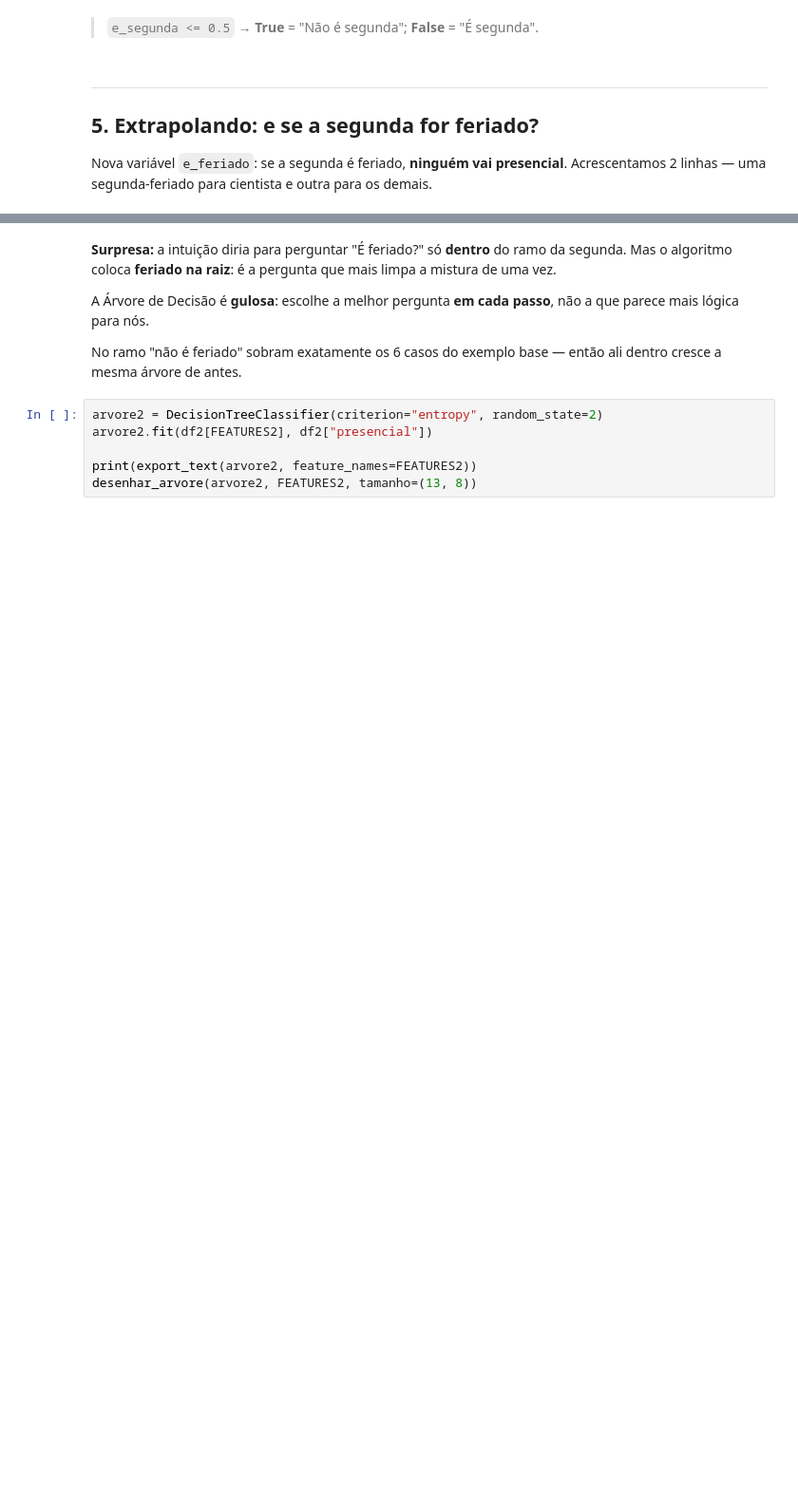
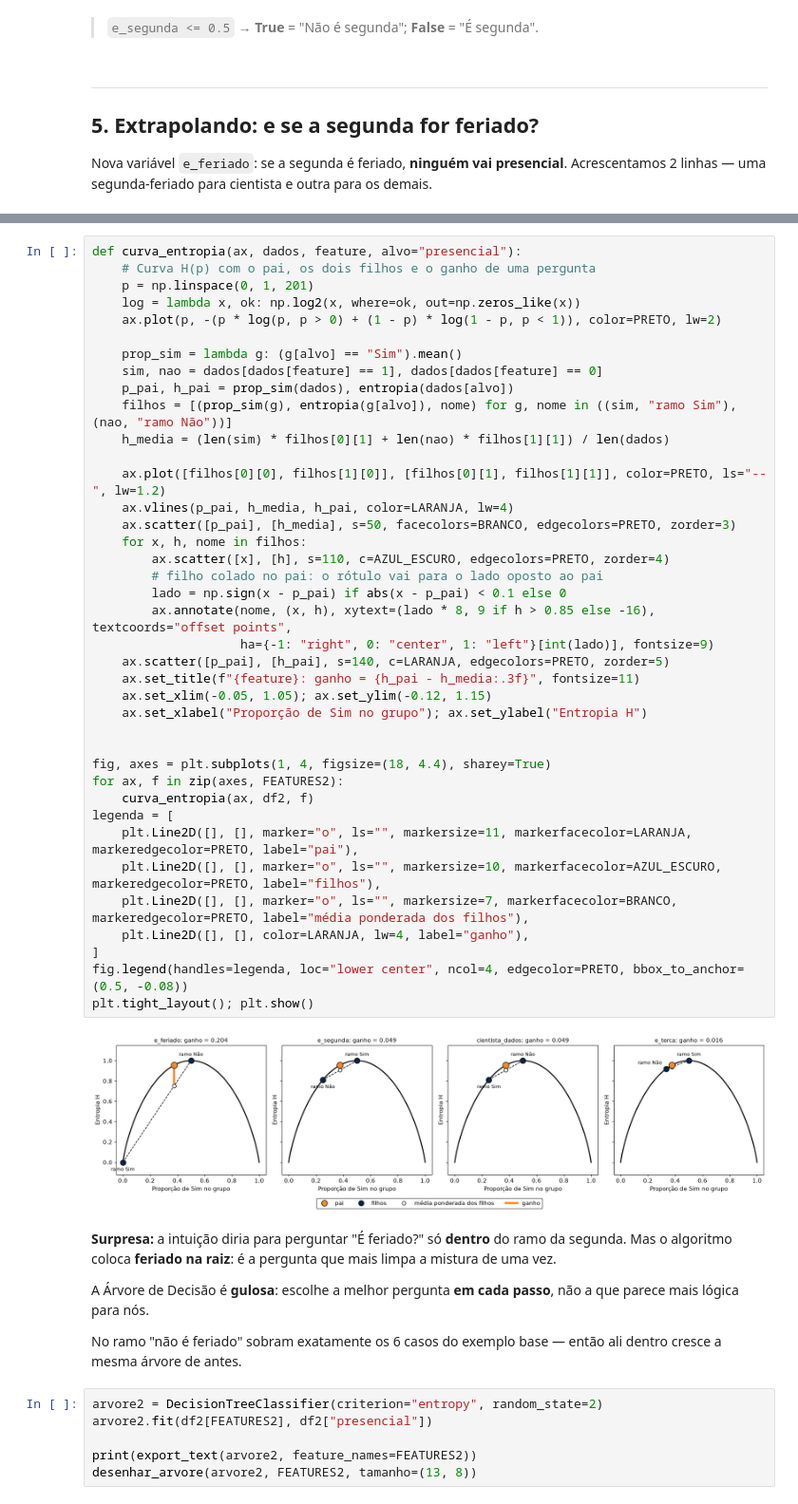
Before and after one commit to rubens-m1/arvores-decisao, a Jupyter notebook: arvores_de_decisao.ipynb, the cells around one changed output, grey strips where cells are left out. Shown at 95% size. Drawn from its saved outputs; the diff is of its cells as text; blank space fills up the shorter version.

```diff
--- a/arvores_de_decisao.ipynb
+++ b/arvores_de_decisao.ipynb
@@ -271,3 +366,44 @@ tabela_ganhos(df2, FEATURES2)
+# %%
+def curva_entropia(ax, dados, feature, alvo="presencial"):
+    # Curva H(p) com o pai, os dois filhos e o ganho de uma pergunta
+    p = np.linspace(0, 1, 201)
+    log = lambda x, ok: np.log2(x, where=ok, out=np.zeros_like(x))
+    ax.plot(p, -(p * log(p, p > 0) + (1 - p) * log(1 - p, p < 1)), color=PRETO, lw=2)
+
+    prop_sim = lambda g: (g[alvo] == "Sim").mean()
+    sim, nao = dados[dados[feature] == 1], dados[dados[feature] == 0]
+    p_pai, h_pai = prop_sim(dados), entropia(dados[alvo])
+    filhos = [(prop_sim(g), entropia(g[alvo]), nome) for g, nome in ((sim, "ramo Sim"), (nao, "ramo Não"))]
+    h_media = (len(sim) * filhos[0][1] + len(nao) * filhos[1][1]) / len(dados)
+
+    ax.plot([filhos[0][0], filhos[1][0]], [filhos[0][1], filhos[1][1]], color=PRETO, ls="--", lw=1.2)
+    ax.vlines(p_pai, h_media, h_pai, color=LARANJA, lw=4)
+    ax.scatter([p_pai], [h_media], s=50, facecolors=BRANCO, edgecolors=PRETO, zorder=3)
+    for x, h, nome in filhos:
+        ax.scatter([x], [h], s=110, c=AZUL_ESCURO, edgecolors=PRETO, zorder=4)
+        # filho colado no pai: o rótulo vai para o lado oposto ao pai
+        lado = np.sign(x - p_pai) if abs(x - p_pai) < 0.1 else 0
+        ax.annotate(nome, (x, h), xytext=(lado * 8, 9 if h > 0.85 else -16), textcoords="offset points",
+                    ha={-1: "right", 0: "center", 1: "left"}[int(lado)], fontsize=9)
+    ax.scatter([p_pai], [h_pai], s=140, c=LARANJA, edgecolors=PRETO, zorder=5)
+    ax.set_title(f"{feature}: ganho = {h_pai - h_media:.3f}", fontsize=11)
+    ax.set_xlim(-0.05, 1.05); ax.set_ylim(-0.12, 1.15)
+    ax.set_xlabel("Proporção de Sim no grupo"); ax.set_ylabel("Entropia H")
+
+
+fig, axes = plt.subplots(1, 4, figsize=(18, 4.4), sharey=True)
+for ax, f in zip(axes, FEATURES2):
+    curva_entropia(ax, df2, f)
+legenda = [
+    plt.Line2D([], [], marker="o", ls="", markersize=11, markerfacecolor=LARANJA, markeredgecolor=PRETO, label="pai"),
+    plt.Line2D([], [], marker="o", ls="", markersize=10, markerfacecolor=AZUL_ESCURO, markeredgecolor=PRETO, label="filhos"),
+    plt.Line2D([], [], marker="o", ls="", markersize=7, markerfacecolor=BRANCO, markeredgecolor=PRETO, label="média ponderada dos filhos"),
+    plt.Line2D([], [], color=LARANJA, lw=4, label="ganho"),
+]
+fig.legend(handles=legenda, loc="lower center", ncol=4, edgecolor=PRETO, bbox_to_anchor=(0.5, -0.08))
+plt.tight_layout(); plt.show()
+# %% [output]
+[figure, added]
 # %% [markdown]
 **Surpresa:** a intuição diria para perguntar "É feriado?" só **dentro** do ramo da segunda.
 Mas o algoritmo coloca **feriado na raiz**: é a pergunta que mais limpa a mistura de uma vez.
```
Also changed, not shown: parts of 55 cells of this notebook, 1 other file.
